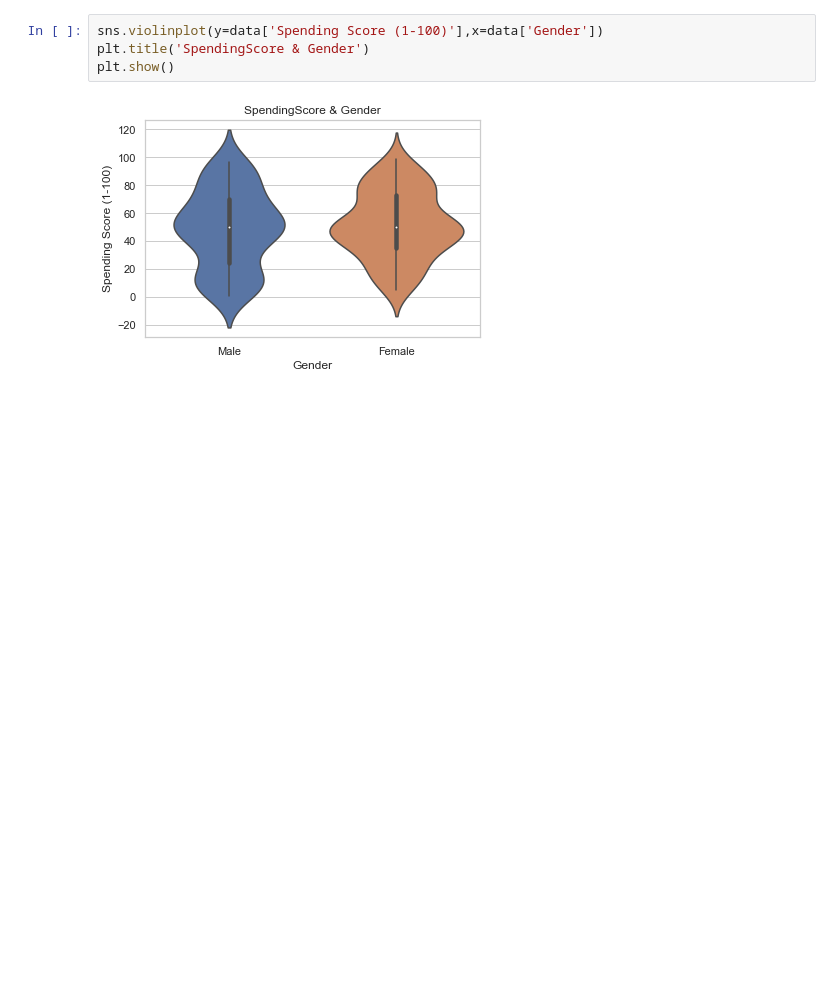
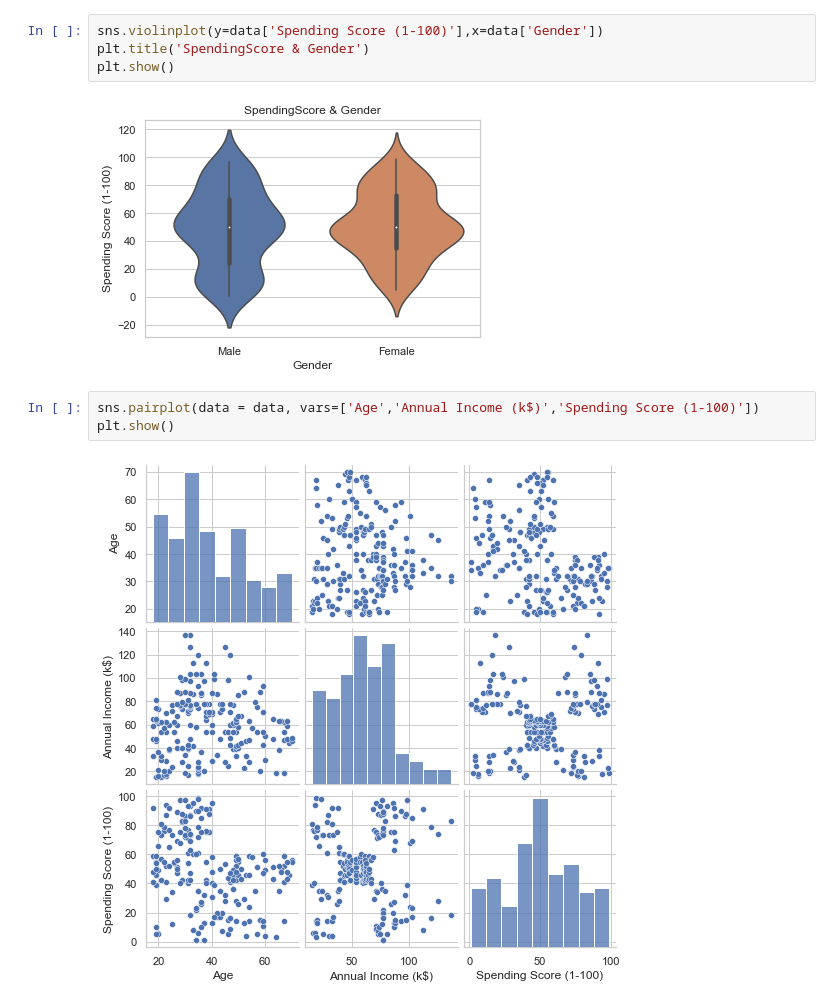
Before and after one commit to aditishraq/Exploratory-Data-Analysis, a Jupyter notebook: eda_customer.ipynb, the cells around one changed output. Drawn from its saved outputs; the diff is of its cells as text; blank space fills up the shorter version.

```diff
--- a/eda_customer.ipynb
+++ b/eda_customer.ipynb
@@ -137,3 +137,8 @@ plt.title('SpendingScore & Gender')
 plt.show()
 # %% [output]
 [figure]
+# %%
+sns.pairplot(data = data, vars=['Age','Annual Income (k$)','Spending Score (1-100)'])
+plt.show()
+# %% [output]
+[figure, added]
```
Also changed, not shown: parts of 1 cell of this notebook.
